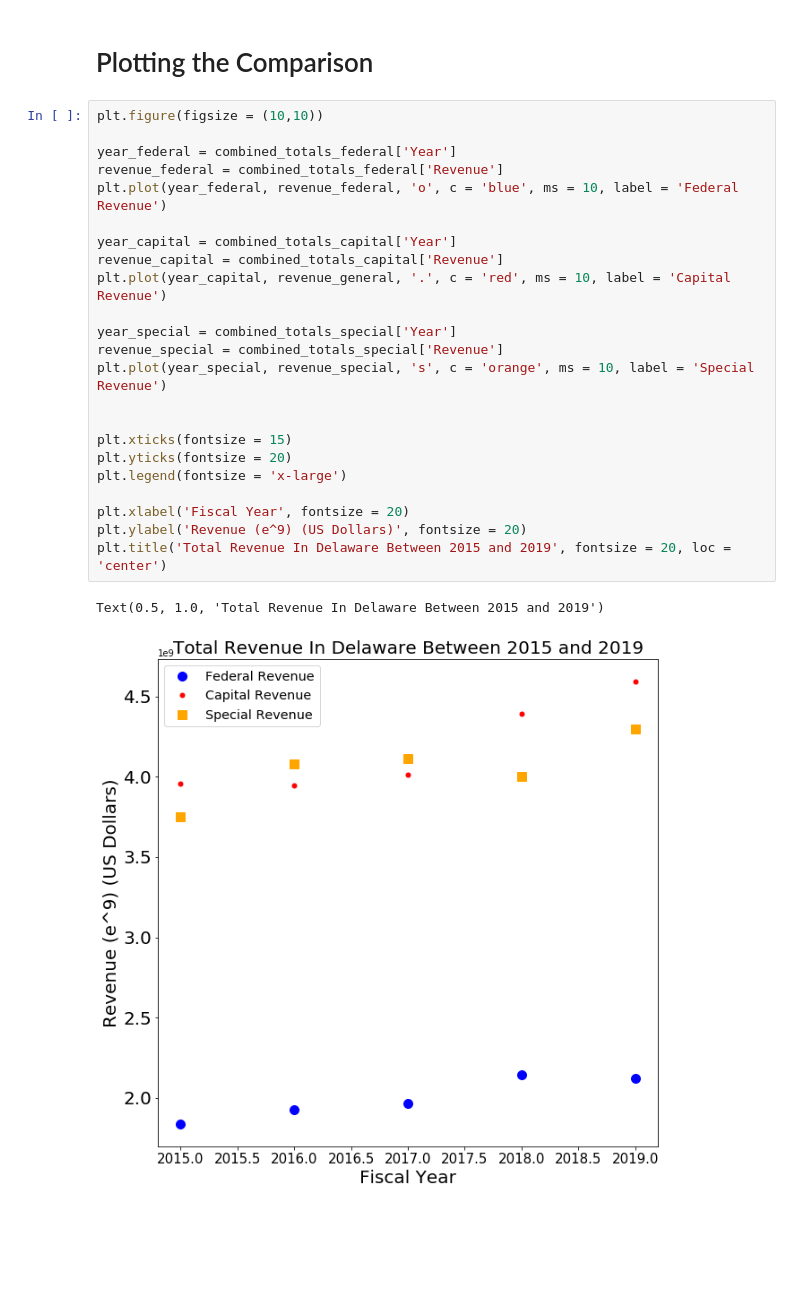
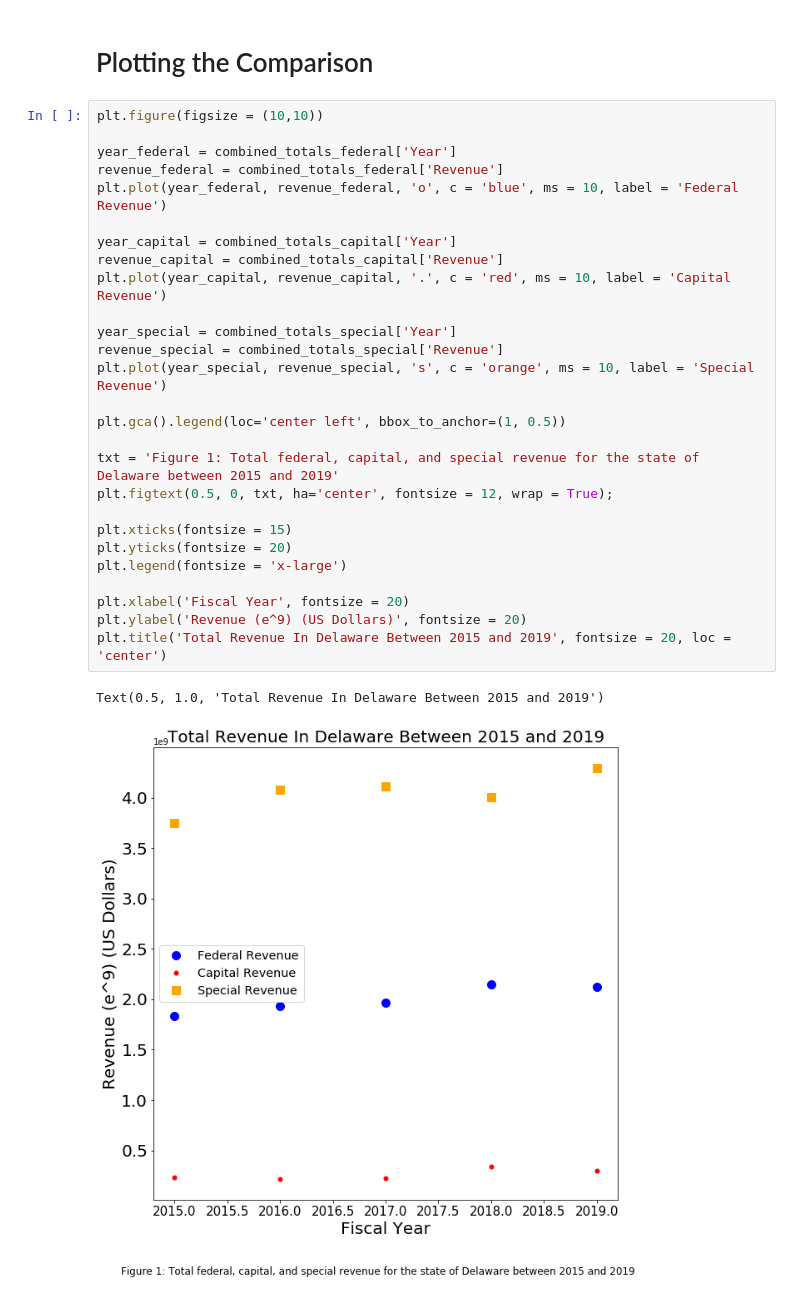
Before and after one commit to exalteded/DSPS_MRichardson, a Jupyter notebook: HW8/HW8_Graphics.ipynb, the cells around one changed output. Cells and saved outputs as stored; diff of their text form; blank space fills up the shorter version.

```diff
--- a/HW8/HW8_Graphics.ipynb
+++ b/HW8/HW8_Graphics.ipynb
@@ -261,26 +263,30 @@ total2015 =
 # %%
 plt.figure(figsize = (10,10))
 
 year_federal = combined_totals_federal['Year']
 revenue_federal = combined_totals_federal['Revenue']
 plt.plot(year_federal, revenue_federal, 'o', c = 'blue', ms = 10, label = 'Federal Revenue')
 
 year_capital = combined_totals_capital['Year']
 revenue_capital = combined_totals_capital['Revenue']
-plt.plot(year_capital, revenue_general, '.', c = 'red', ms = 10, label = 'Capital Revenue')
+plt.plot(year_capital, revenue_capital, '.', c = 'red', ms = 10, label = 'Capital Revenue')
 
 year_special = combined_totals_special['Year']
 revenue_special = combined_totals_special['Revenue']
 plt.plot(year_special, revenue_special, 's', c = 'orange', ms = 10, label = 'Special Revenue')
 
+plt.gca().legend(loc='center left', bbox_to_anchor=(1, 0.5))
+
+txt = 'Figure 1: Total federal, capital, and special revenue for the state of Delaware between 2015 and 2019'
+plt.figtext(0.5, 0, txt, ha='center', fontsize = 12, wrap = True);
 
 plt.xticks(fontsize = 15)
 plt.yticks(fontsize = 20)
 plt.legend(fontsize = 'x-large')
 
 plt.xlabel('Fiscal Year', fontsize = 20)
 plt.ylabel('Revenue (e^9) (US Dollars)', fontsize = 20)
 plt.title('Total Revenue In Delaware Between 2015 and 2019', fontsize = 20, loc = 'center')
 # %% [output]
 Text(0.5, 1.0, 'Total Revenue In Delaware Between 2015 and 2019')
-[figure, old version]
+[figure, new version]
```
Also changed, not shown: parts of 1 cell of this notebook.
